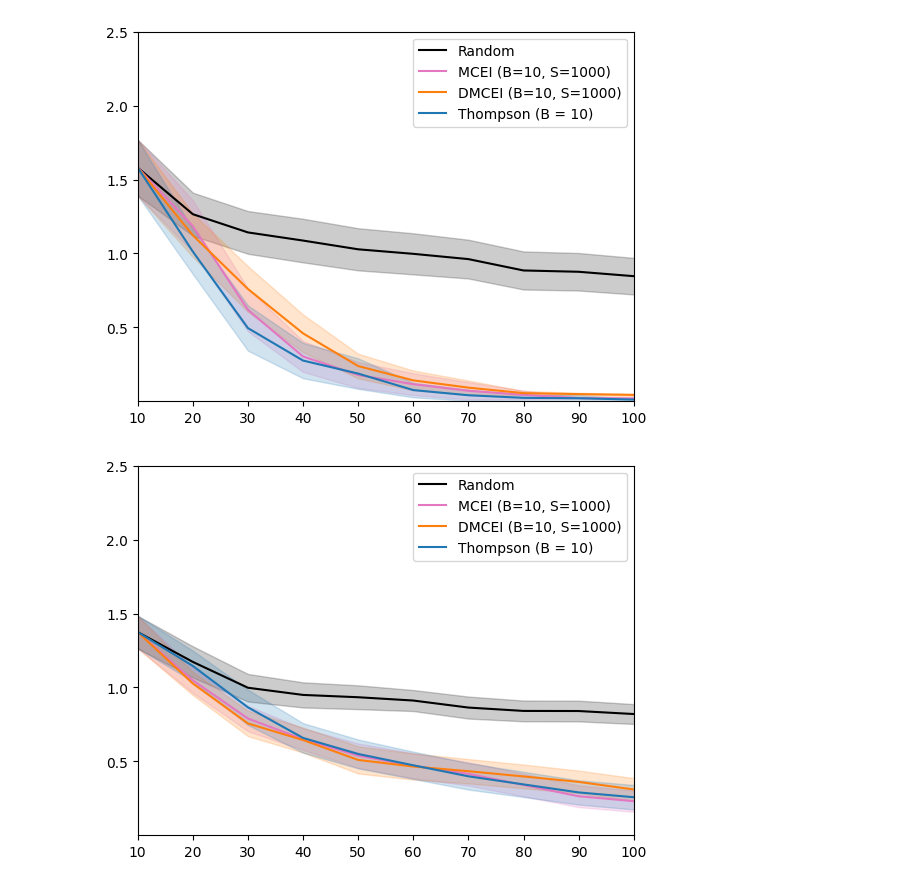
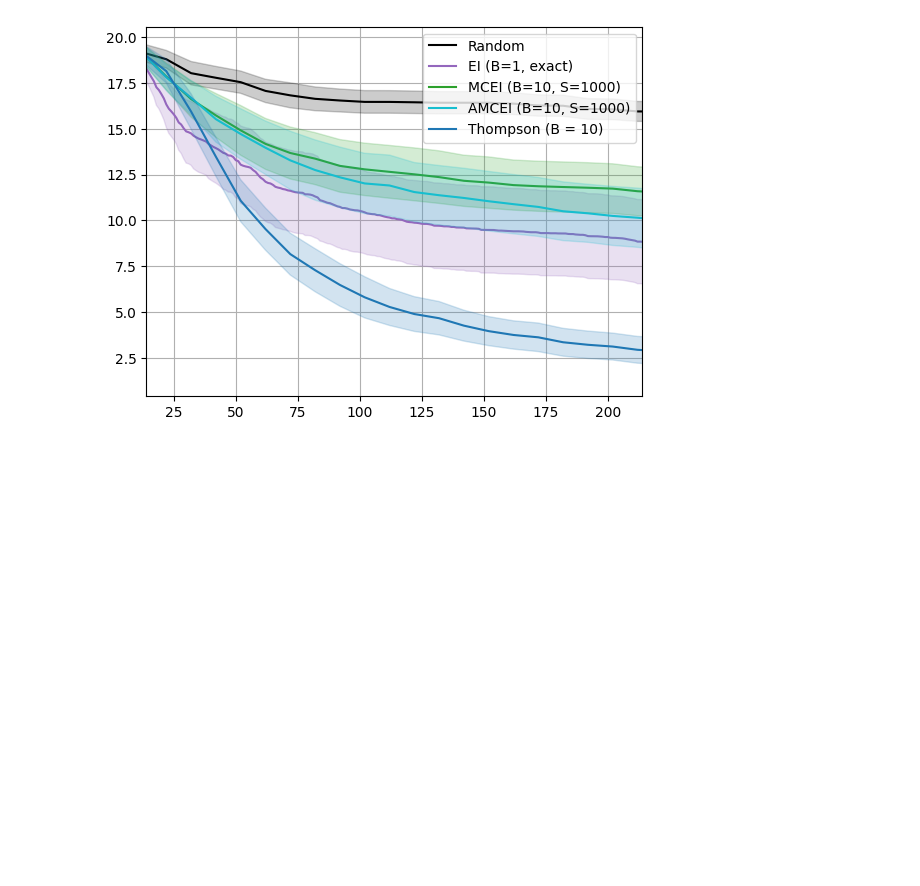
Before and after one commit to stratisMarkou/trieste, a Jupyter notebook: scripts/plotting.ipynb, the cells around one changed output. Cells and saved outputs as stored; diff of their text form; code cells hidden in the pictures; blank space fills up the shorter version.

Commit message:
add changes to amcei branch

```diff
--- a/scripts/plotting.ipynb
+++ b/scripts/plotting.ipynb
@@ -18,21 +18,24 @@ def read_experiment(base_dir, acquisition, objective, seed, suffix):
     return num_bo_steps, num_points, log10_regret
 # %%
 seeds = list(range(40))
+
 B = 10
 S = 1000
 
 acquisitions = [
-    [("random", "_batch_size-10"), "Random", "black"],
-    # [("ei", ""), "EI (B=1, exact)", "tab:purple"],
-    [("mcei", f"_batch_size-{B}_num_mcei_samples-{S}"), f"MCEI (B={B}, S={S})", "tab:pink"],
-    [("dmcei", f"_batch_size-{B}_num_mcei_samples-{S}"), f"DMCEI (B={B}, S={S})", "tab:orange"],
-    # [("amcei", f"_batch_size-20_num_mcei_samples-{S}"), f"AMCEI (B=20, S={S}, beta=0.1)", "tab:cyan"],
+    [("random", f"_batch_size-{B}"), "Random", "black"],
+    [("ei", ""), "EI (B=1, exact)", "tab:purple"],
+    [("mcei", f"_batch_size-{B}_num_mcei_samples-{S}"), f"MCEI (B={B}, S={S})", "tab:green"],
+    # [("dmcei", f"_batch_size-{B}_num_mcei_samples-{S}"), f"DMCEI (B={B}, S={S})", "tab:orange"],
+    [("amcei", f"_batch_size-{B}_num_mcei_samples-{S}"), f"AMCEI (B={B}, S={S})", "tab:cyan"],
     [("thompson", f"_batch_size-{B}"), f"Thompson (B = {B})", "tab:blue"],
 ]
 
 objectives = [
-    "matern52_4_0",
-    "matern52_4_1",
+    # "hartmann_6",
+    "ackley_5",
+    # "matern52_4_0",
+    # "matern52_4_1",
     # "matern52_4_2",
 ]
 
@@ -68,35 +71,59 @@ for objective in objectives:
 
 
     for ((acquisition, suffix), name, color) in acquisitions:
 
         regret = results[acquisition + suffix]["regret"].T
         mean_regret = results[acquisition + suffix]["mean_regret"].T
         median_regret = results[acquisition + suffix]["median_regret"]
         num_points = results[acquisition + suffix]["num_points"]
         num_bo_steps = results[acquisition + suffix]["num_bo_steps"]
         uq_regret = results[acquisition + suffix]["uq_regret"]
         lq_regret = results[acquisition + suffix]["lq_regret"]
         stddev_regret = results[acquisition + suffix]["stddev_regret"]
 
         plt.plot(
             num_points,
             mean_regret,
             color=color,
             label=name,
+            zorder=2,
         )
 
         plt.fill_between(
             num_points,
             mean_regret-2.*stddev_regret/len(seeds)**0.5,
             mean_regret+2.*stddev_regret/len(seeds)**0.5,
             alpha=0.2,
             color=color,
+            zorder=2,
         )
 
-    plt.xlim([10, 100])
-    plt.ylim([0.00001, 2.5])
-    plt.legend()
+#         plt.plot(
+#             num_points,
+#             median_regret,
+#             color=color,
+#             label=name,
+#         )
+
+#         plt.fill_between(
+#             num_points,
+#             median_regret-2.*(median_regret-lq_regret)/len(seeds)**0.5,
+#             median_regret+2.*(uq_regret-median_regret)/len(seeds)**0.5,
+#             alpha=0.2,
+#             color=color,
+#         )
+
+        # plt.plot(
+        #     num_points,
+        #     regret,
+        #     color=color,
+        # )
+
+    plt.xlim([14, 214])
+    # plt.ylim([1e-2, 3.])
+    plt.grid(zorder=1)
+    plt.legend(loc="upper right")
+    # plt.yscale("log")
     plt.show()
 # %% [output]
-[figure, old version]
+[figure, new version]
-[figure, removed]
```
Also changed, not shown: parts of 1 cell of this notebook, 5 other files.
